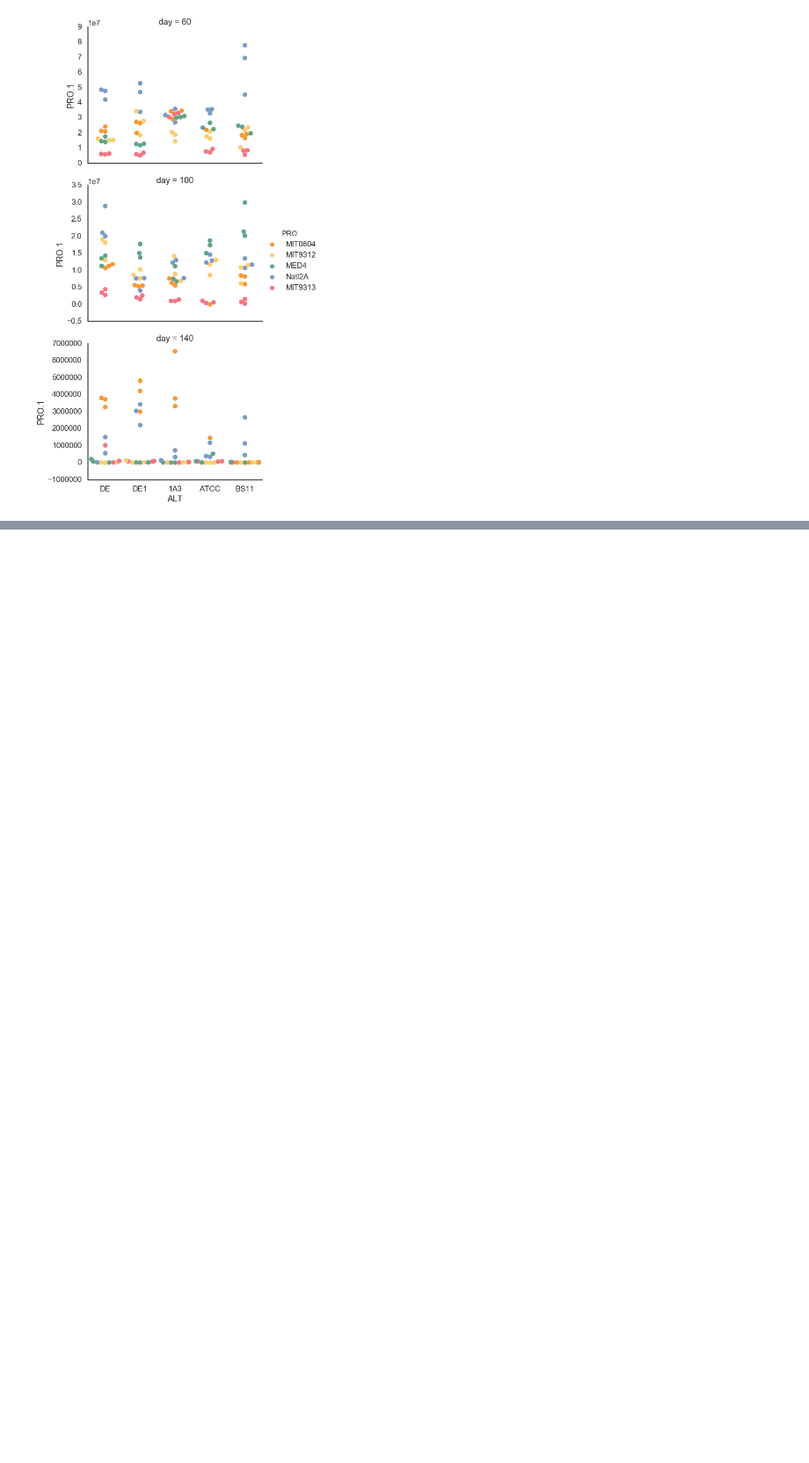
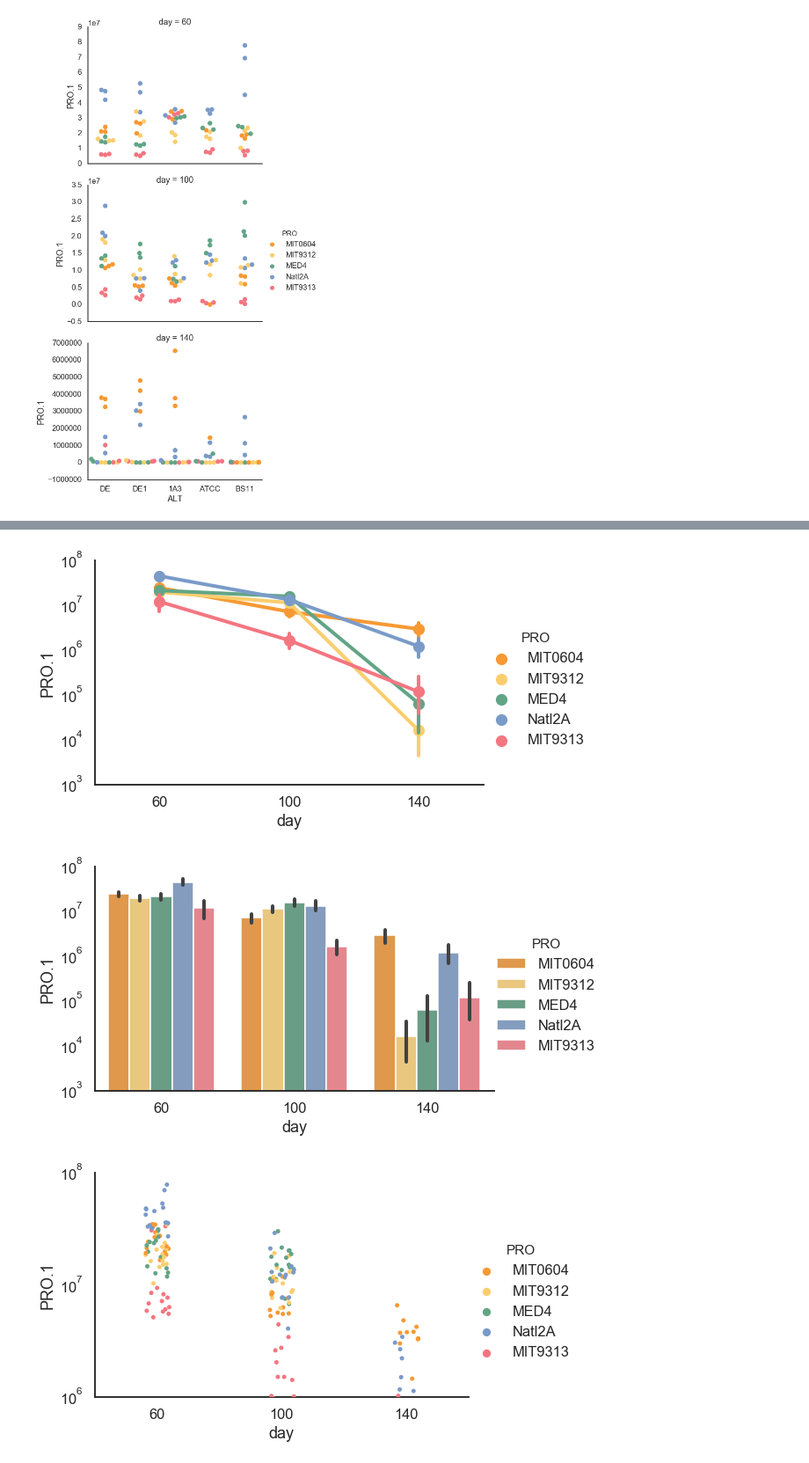
Before and after one commit to wosnat/ccpa, a Jupyter notebook: ccpa_paper_dec_2019-FCM.ipynb, the cells around one changed output, grey strips where cells are left out. Shown at 88% size. Drawn from its saved outputs; the diff is of its cells as text; code cells hidden in the pictures; blank space fills up the shorter version.

```diff
--- a/ccpa_paper_dec_2019-FCM.ipynb
+++ b/ccpa_paper_dec_2019-FCM.ipynb
@@ -645,0 +759,18 @@ g = sns.catplot(data=df.loc[df.experiment=='exp1'],
+# %%
+for k in ['point', 'bar', 'strip', 'swarm', 'box', 'violin', 'boxen']:
+    g = sns.catplot(data=df.loc[df.experiment=='exp1'],
+          x='day', y='PRO.1',
+                hue='PRO',
+                aspect=1.5,
+                hue_order=porder,
+               #order=porder,
+                palette=ppallete,
+                sharey=False,
+                kind=k,
+
+               )
+    plt.yscale('log')
+# %% [output]
+[figure, added]
+[figure, added]
+[figure, added]
```
Also changed, not shown: parts of 30 cells of this notebook.
